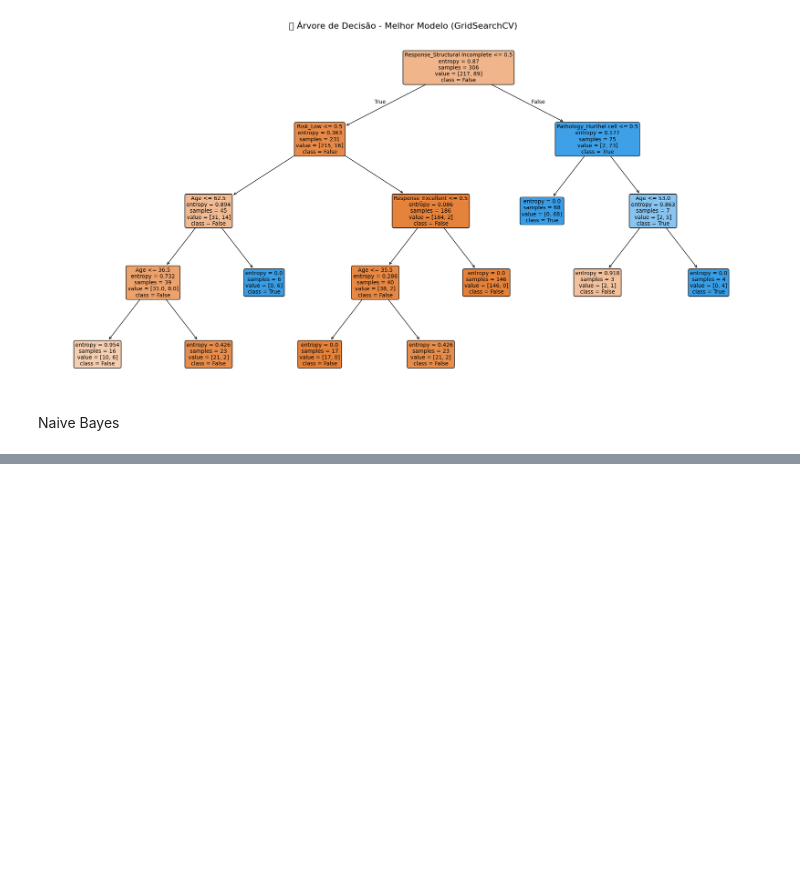
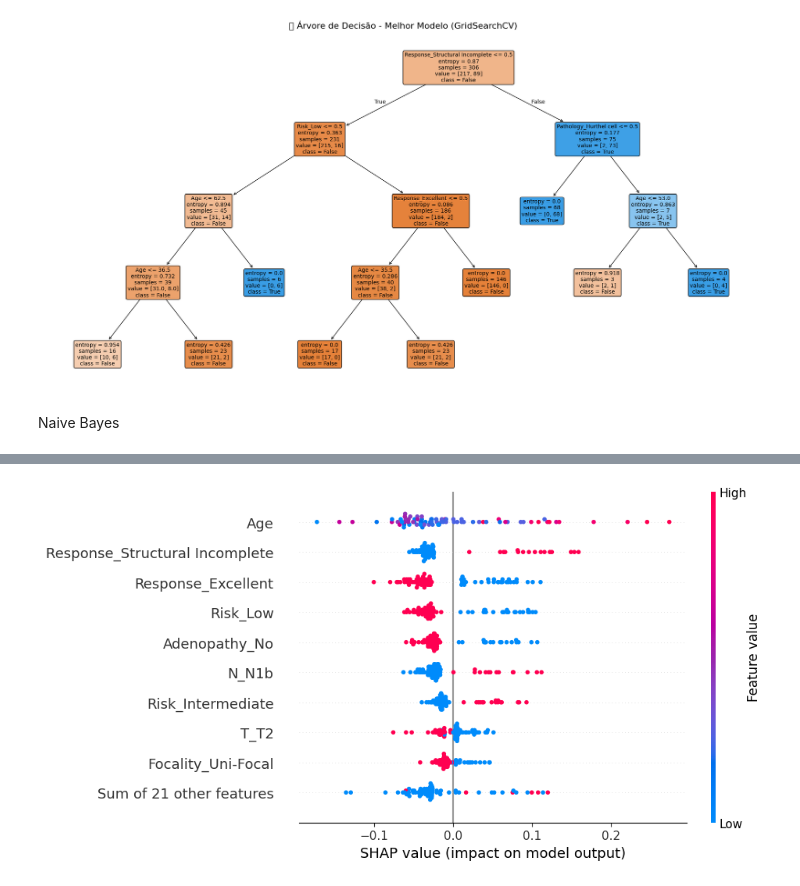
Before and after one commit to Erick080/T1_ML, a Jupyter notebook: T1_ML.ipynb, the cells around one changed output, grey strips where cells are left out. Saved outputs shown, nothing was run; the diff lists cells and outputs as text; code cells hidden in the pictures; blank space fills up the shorter version.

```diff
--- a/T1_ML.ipynb
+++ b/T1_ML.ipynb
@@ -119,0 +185,4 @@ Naive Bayes
+# %%
+shap.plots.beeswarm(shap_values)
+# %% [output]
+[figure, added]
```
Also changed, not shown: parts of 7 cells of this notebook, 1 other file.
